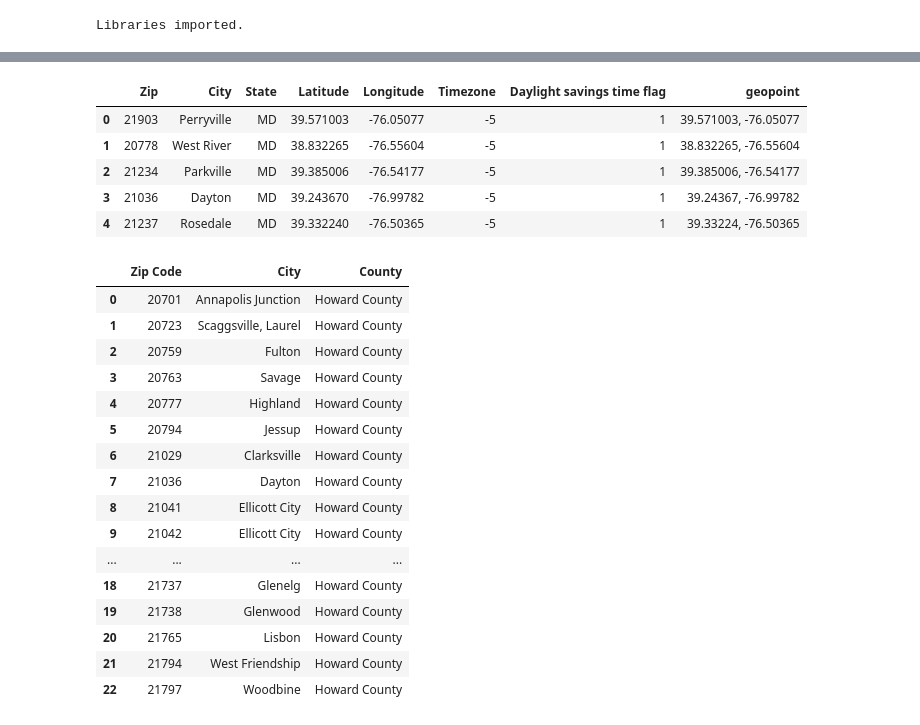
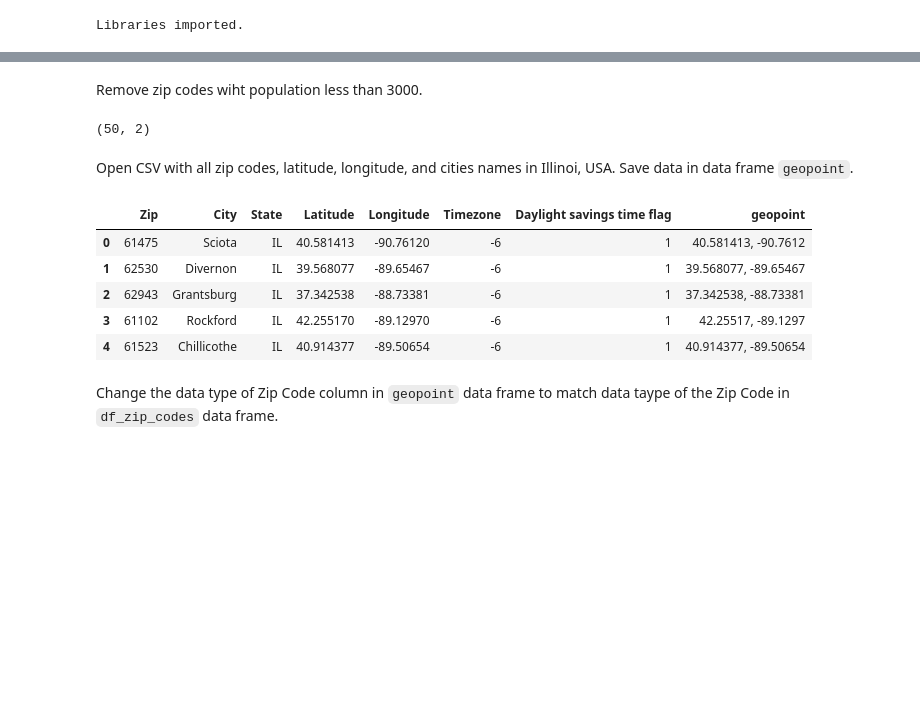
Before and after one commit to rajevac/Coursera_Capstone, a Jupyter notebook: The Battle of the Neighborhoods (Week 2).ipynb, the cells around one changed output, grey strips where cells are left out. Saved outputs shown, nothing was run; the diff lists cells and outputs as text; code cells hidden in the pictures; blank space fills up the shorter version.

````diff
--- a/The Battle of the Neighborhoods (Week 2).ipynb
+++ b/The Battle of the Neighborhoods (Week 2).ipynb
@@ -119,65 +148,44 @@ Ready
+# %% [markdown]
+Remove zip codes wiht population less than 3000.
+# %%
+df_zip_codes = df_zip_codes[df_zip_codes['Population'] > 3000]
+df_zip_codes.shape
+# %% [output]
+(50, 2)
+# %% [markdown]
+Open CSV with all zip codes, latitude, longitude, and cities names in Illinoi, USA. Save data in data frame ```geopoint```.
 # %%
 import types
+import pandas as pd
 from botocore.client import Config
 import ibm_boto3
 
 def __iter__(self): return 0
 
 # @hidden_cell
 # The following code accesses a file in your IBM Cloud Object Storage. It includes your credentials.
 # You might want to remove those credentials before you share the notebook.
 client_c2efb76b4b6b42258510492597901f5f = ibm_boto3.client(service_name='s3',
     ibm_api_key_id='AOJEvaU-d27j4AB4UfJtixLXfXc4gXkWix7rUb8xteW_',
     ibm_auth_endpoint="https://iam.cloud.ibm.com/oidc/token",
     config=Config(signature_version='oauth'),
     endpoint_url='https://s3-api.us-geo.objectstorage.service.networklayer.com')
 
-body = client_c2efb76b4b6b42258510492597901f5f.get_object(Bucket='datasciencecourseracapstone-donotdelete-pr-woppyhzlezhae6',Key='us-zip-code-latitude-and-longitude.csv')['Body']
+body = client_c2efb76b4b6b42258510492597901f5f.get_object(Bucket='datasciencecourseracapstone-donotdelete-pr-woppyhzlezhae6',Key='illinois-zip-code-latitude-and-longitude.csv')['Body']
 # add missing __iter__ method, so pandas accepts body as file-like object
 if not hasattr(body, "__iter__"): body.__iter__ = types.MethodType( __iter__, body )
 
 geopoint = pd.read_csv(body)
 geopoint.head()
 # %% [output]
 |  | Zip | City | State | Latitude | Longitude | Timezone | Daylight savings time flag | geopoint |
-| 0 | 21903 | Perryville | MD | 39.571003 | -76.05077 | -5 | 1 | 39.571003, -76.05077 |
-| 1 | 20778 | West River | MD | 38.832265 | -76.55604 | -5 | 1 | 38.832265, -76.55604 |
-| 2 | 21234 | Parkville | MD | 39.385006 | -76.54177 | -5 | 1 | 39.385006, -76.54177 |
-| 3 | 21036 | Dayton | MD | 39.243670 | -76.99782 | -5 | 1 | 39.24367, -76.99782 |
-| 4 | 21237 | Rosedale | MD | 39.332240 | -76.50365 | -5 | 1 | 39.33224, -76.50365 |
+| 0 | 61475 | Sciota | IL | 40.581413 | -90.76120 | -6 | 1 | 40.581413, -90.7612 |
+| 1 | 62530 | Divernon | IL | 39.568077 | -89.65467 | -6 | 1 | 39.568077, -89.65467 |
+| 2 | 62943 | Grantsburg | IL | 37.342538 | -88.73381 | -6 | 1 | 37.342538, -88.73381 |
+| 3 | 61102 | Rockford | IL | 42.255170 | -89.12970 | -6 | 1 | 42.25517, -89.1297 |
+| 4 | 61523 | Chillicothe | IL | 40.914377 | -89.50654 | -6 | 1 | 40.914377, -89.50654 |
+# %% [markdown]
+Change the data type of Zip Code column in ```geopoint``` data frame to match data taype of the Zip Code in ```df_zip_codes``` data frame.
 # %%
 geopoint.rename(columns={"Zip": "Zip Code"}, inplace=True)
 geopoint['Zip Code'] = geopoint['Zip Code'].map(str)
-# %%
-for i in df_zip_codes.index:
-    j = i + 1
-    if j <= df_zip_codes.index.stop:
-        for j in range(j, df_zip_codes.index.stop):
-            if df_zip_codes.iloc[i]['Zip Code'] == df_zip_codes.iloc[j]['Zip Code']:
-                icity = df_zip_codes.iloc[i]['City']
-                jcity = df_zip_codes.iloc[j]['City']
-                df_zip_codes.iloc[i]['City'] = f'{icity}, {jcity}'
-                df_zip_codes.iloc[j]['City'] = np.nan
-                df_zip_codes.iloc[j]['Zip Code'] = np.nan
-
-df_zip_codes.dropna(inplace=True)
-df_zip_codes.reset_index(inplace=True, drop = True)
-df_zip_codes
-# %% [output]
-|  | Zip Code | City | County |
-| 0 | 20701 | Annapolis Junction | Howard County |
-| 1 | 20723 | Scaggsville, Laurel | Howard County |
-| 2 | 20759 | Fulton | Howard County |
-| 3 | 20763 | Savage | Howard County |
-| 4 | 20777 | Highland | Howard County |
-| 5 | 20794 | Jessup | Howard County |
-| 6 | 21029 | Clarksville | Howard County |
-| 7 | 21036 | Dayton | Howard County |
-| 8 | 21041 | Ellicott City | Howard County |
-| 9 | 21042 | Ellicott City | Howard County |
-| ... | ... | ... | ... |
-| 18 | 21737 | Glenelg | Howard County |
-| 19 | 21738 | Glenwood | Howard County |
-| 20 | 21765 | Lisbon | Howard County |
-| 21 | 21794 | West Friendship | Howard County |
-| 22 | 21797 | Woodbine | Howard County |
````
Also changed, not shown: parts of 80 cells of this notebook.
